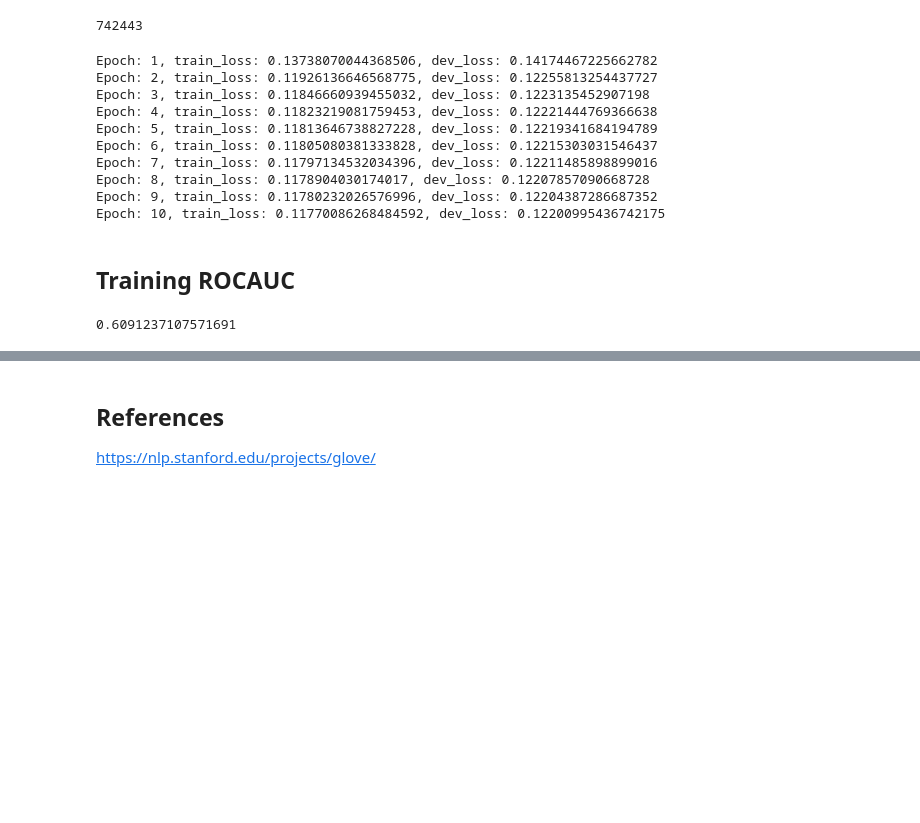
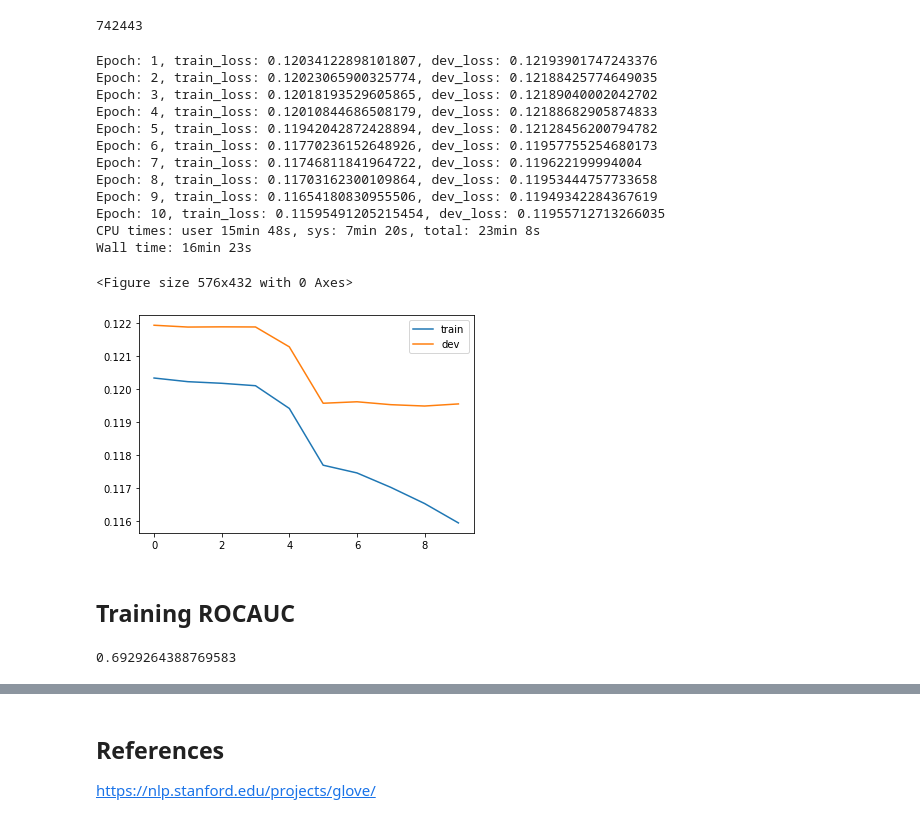
Before and after one commit to stevieg3/football-commentary, a Jupyter notebook: notebooks/04 NLP with GloVe embeddings.ipynb, the cells around one changed output, grey strips where cells are left out. Saved outputs shown, nothing was run; the diff lists cells and outputs as text; code cells hidden in the pictures; blank space fills up the shorter version.

```diff
--- a/notebooks/04 NLP with GloVe embeddings.ipynb
+++ b/notebooks/04 NLP with GloVe embeddings.ipynb
@@ -409,12 +410,17 @@ class NextEventIsGoal(nn.Module):
         # Embedding layer
         self.embedding = nn.Embedding.from_pretrained(embeddings=embedding_tensor, freeze=False)
         # LSTM
-        self.lstm = nn.LSTM(input_size=GLOVE_DIMENSION, hidden_size=250, batch_first=True)
+        self.lstm = nn.LSTM(input_size=GLOVE_DIMENSION, hidden_size=125, batch_first=True)
         # MLP
-        self.fc_1 = nn.Linear(in_features=250, out_features=1)
+        self.fc_1 = nn.Linear(in_features=125, out_features=125)
+        self.fc_2 = nn.Linear(in_features=125, out_features=1)
 
         xavier_uniform_(self.fc_1.weight)  # in-place
+        xavier_uniform_(self.fc_2.weight)  # in-place
 
+        self.dropout = nn.Dropout(p=0)
+
+        self.relu = nn.ReLU()
         self.sigmoid = nn.Sigmoid()
 
     def forward(self, x):
@@ -427,6 +433,9 @@ class NextEventIsGoal(nn.Module):
         h_T = all_h_t[:, -1, :]  # Final cell outputs
 
         x = self.fc_1(h_T)
+        x = self.relu(x)
+        x = self.dropout(x)
+        x = self.fc_2(x)
 
         x = self.sigmoid(x)
 
@@ -451,7 +480,7 @@ len(commentary_train)
 # %% [output]
 742443
 # %%
-num_subset_examples = 100000
+num_subset_examples = 50000
 
 train_ncd_subset = torch.utils.data.Subset(
     commentary_train,
@@ -480,7 +509,7 @@ for epoch in range(10):
 
     # Training loss
     training_loss_total = 0
-    for data in DataLoader(train_ncd_subset, batch_size=256):
+    for data in DataLoader(train_ncd_subset, batch_size=256, shuffle=True):
         X_train, y_train = data
         X_train, y_train = X_train.to(device), y_train.to(device)
 
@@ -512,16 +541,25 @@ for epoch in range(10):
 
     print(f'Epoch: {epoch+1}, train_loss: {training_losses[-1]}, dev_loss: {dev_losses[-1]}')
 # %% [output]
-Epoch: 1, train_loss: 0.13738070044368506, dev_loss: 0.14174467225662782
-Epoch: 2, train_loss: 0.11926136646568775, dev_loss: 0.12255813254437727
-Epoch: 3, train_loss: 0.11846660939455032, dev_loss: 0.1223135452907198
-Epoch: 4, train_loss: 0.11823219081759453, dev_loss: 0.12221444769366638
-Epoch: 5, train_loss: 0.11813646738827228, dev_loss: 0.12219341684194789
-Epoch: 6, train_loss: 0.11805080381333828, dev_loss: 0.12215303031546437
-Epoch: 7, train_loss: 0.11797134532034396, dev_loss: 0.12211485898899016
-Epoch: 8, train_loss: 0.1178904030174017, dev_loss: 0.12207857090668728
-Epoch: 9, train_loss: 0.11780232026576996, dev_loss: 0.12204387286687352
-Epoch: 10, train_loss: 0.11770086268484592, dev_loss: 0.12200995436742175
+Epoch: 1, train_loss: 0.12034122898101807, dev_loss: 0.12193901747243376
+Epoch: 2, train_loss: 0.12023065900325774, dev_loss: 0.12188425774649035
+Epoch: 3, train_loss: 0.12018193529605865, dev_loss: 0.12189040002042702
+Epoch: 4, train_loss: 0.12010844686508179, dev_loss: 0.12188682905874833
+Epoch: 5, train_loss: 0.11942042872428894, dev_loss: 0.12128456200794782
+Epoch: 6, train_loss: 0.11770236152648926, dev_loss: 0.11957755254680173
+Epoch: 7, train_loss: 0.11746811841964722, dev_loss: 0.119622199994004
+Epoch: 8, train_loss: 0.11703162300109864, dev_loss: 0.11953444757733658
+Epoch: 9, train_loss: 0.11654180830955506, dev_loss: 0.11949342284367619
+Epoch: 10, train_loss: 0.11595491205215454, dev_loss: 0.11955712713266035
+CPU times: user 15min 48s, sys: 7min 20s, total: 23min 8s
+Wall time: 16min 23s
+# %%
+plt.figure(figsize=(8, 6))
+pd.DataFrame({'train': training_losses, 'dev': dev_losses}).plot()
+plt.show()
+# %% [output]
+<Figure size 576x432 with 0 Axes>
+[figure, added]
 # %% [markdown]
 ## Training ROCAUC
 # %%
@@ -544,4 +580,4 @@ from sklearn.metrics import roc_auc_score, accuracy_score
 # %%
 roc_auc_score(y_train, y_pred)
 # %% [output]
-0.6091237107571691
+0.6929264388769583
```
Also changed, not shown: parts of 9 cells of this notebook.
